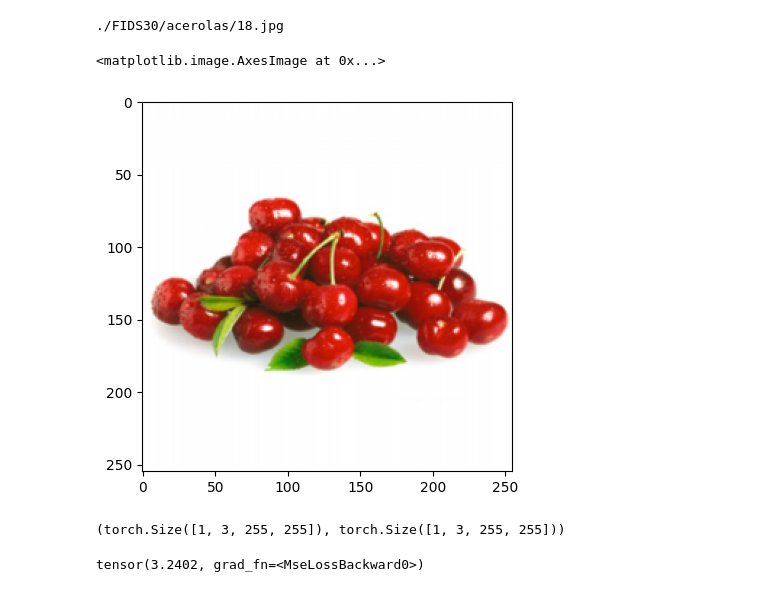
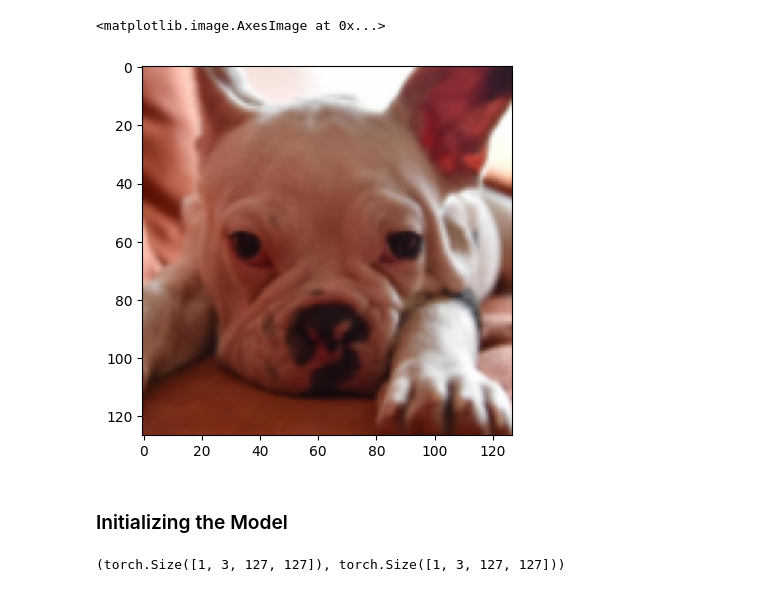
Before and after one commit to YashSax/DogVAE, a Jupyter notebook: VAE.ipynb, the cells around one changed output. Drawn from its saved outputs; the diff is of its cells as text; code cells hidden in the pictures.

```diff
--- a/VAE.ipynb
+++ b/VAE.ipynb
@@ -64,15 +11,7 @@ fruit_dataset = FruitDataset("./FIDS30")
-# %%
-def denormalize(tensor, mean=150, std=75):
-    return tensor * std + mean
-
-def out_to_image(tensor):
-    return denormalize(tensor).int().permute(1, 2, 0)
 # %%
-label, image = fruit_dataset[1]
-
-print(label)
+dog_dataset = DogDataset("./dog")
+image = dog_dataset[1]
 plt.imshow(out_to_image(image))
 # %% [output]
-./FIDS30/acerolas/18.jpg
+<matplotlib.image.AxesImage at 0x...>
-<matplotlib.image.AxesImage at 0x...>
-[figure, old version]
+[figure, new version]
@@ -148,19 +18,13 @@ class VariationalAutoencoder(nn.Module):
+# %% [markdown]
+### Initializing the Model
 # %%
-model = VariationalAutoencoder(256)
+latent_space_size = 256
+model = VariationalAutoencoder(latent_space_size)
 
-_, ex_in = fruit_dataset[0]
+ex_in = dog_dataset[0]
 ex_in = ex_in.unsqueeze(0)
-# ex_in = torch.rand((10, 3, 255, 255))
 ex_out, ex_mu, ex_logvar = model(ex_in)
+
 ex_in.shape, ex_out.shape
 # %% [output]
-(torch.Size([1, 3, 255, 255]), torch.Size([1, 3, 255, 255]))
+(torch.Size([1, 3, 127, 127]), torch.Size([1, 3, 127, 127]))
-# %%
-# torch.mean(-0.5 * torch.sum(1 + ex_logvar - ex_mu ** 2 - ex_logvar.exp(), dim = 1), dim = 0)
-# torch.sum(1 + ex_logvar - ex_mu ** 2 - ex_logvar.exp(), dim = 1)
-
-ex_criterion = nn.MSELoss()
-
-ex_criterion(ex_in, ex_out)
-# %% [output]
-tensor(3.2402, grad_fn=<MseLossBackward0>)
```
Also changed, not shown: parts of 16 cells of this notebook, 16 other files.
